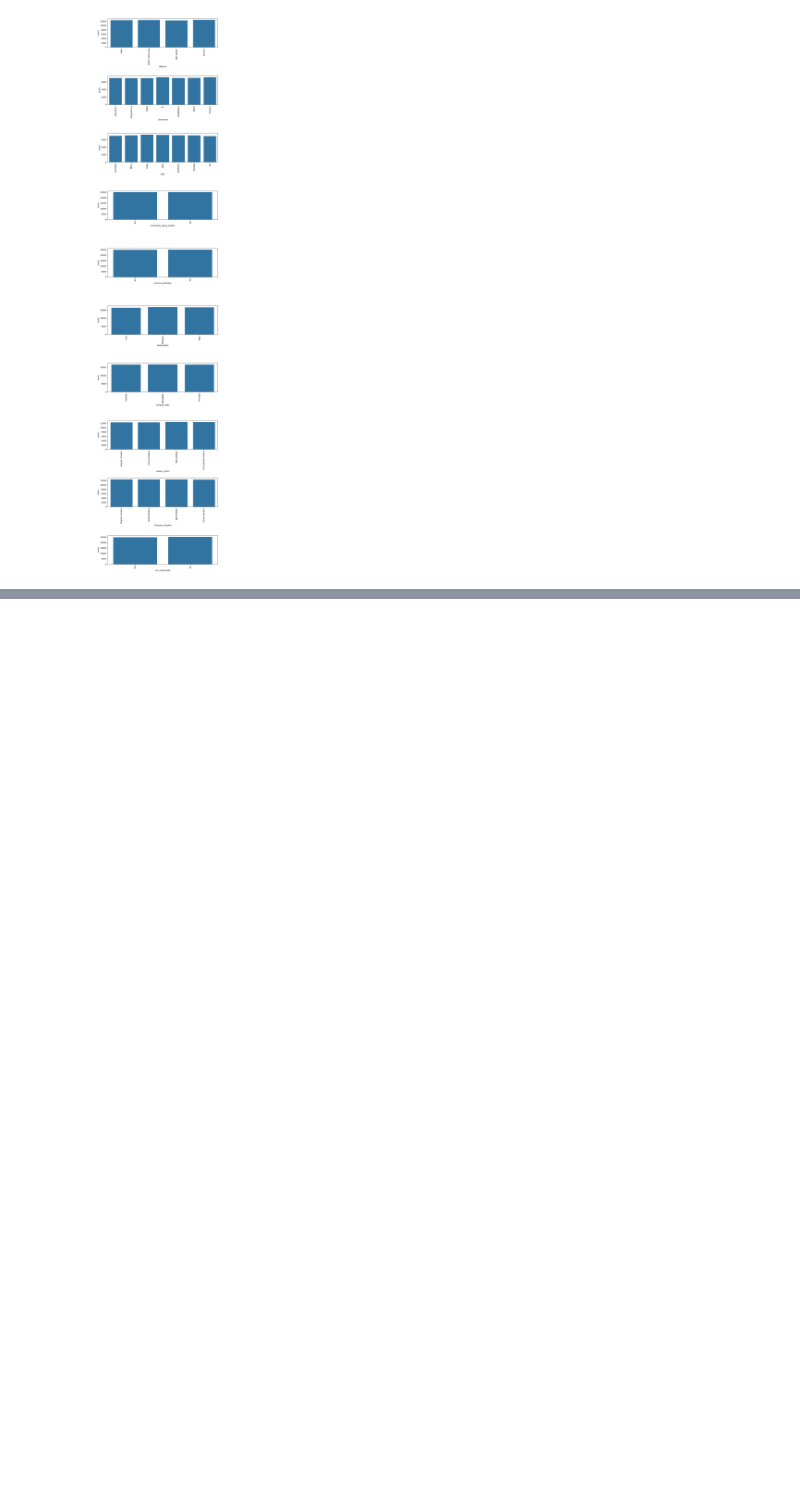
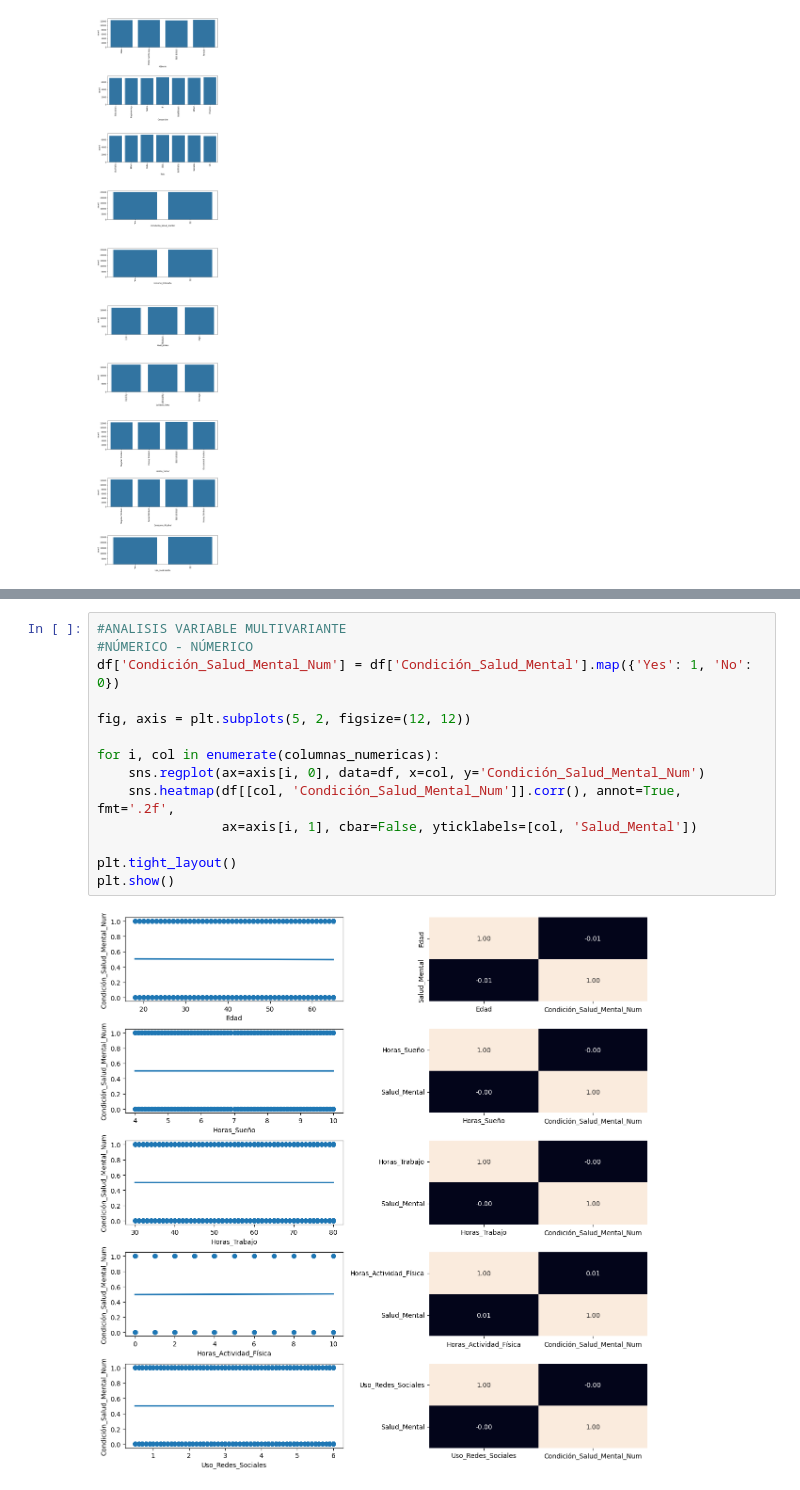
Before and after one commit to Valenfrc/Fases-del-sue-o, a Jupyter notebook: notebooks/análisis_inicial.ipynb, the cells around one changed output, grey strips where cells are left out. Drawn from its saved outputs; the diff is of its cells as text; blank space fills up the shorter version.

```diff
--- a/notebooks/análisis_inicial.ipynb
+++ b/notebooks/análisis_inicial.ipynb
@@ -276,0 +437,16 @@ df.shape
+# %%
+#ANALISIS VARIABLE MULTIVARIANTE
+#NÚMERICO - NÚMERICO
+df['Condición_Salud_Mental_Num'] = df['Condición_Salud_Mental'].map({'Yes': 1, 'No': 0})
+
+fig, axis = plt.subplots(5, 2, figsize=(12, 12))
+
+for i, col in enumerate(columnas_numericas):
+    sns.regplot(ax=axis[i, 0], data=df, x=col, y='Condición_Salud_Mental_Num')
+    sns.heatmap(df[[col, 'Condición_Salud_Mental_Num']].corr(), annot=True, fmt='.2f',
+                ax=axis[i, 1], cbar=False, yticklabels=[col, 'Salud_Mental'])
+
+plt.tight_layout()
+plt.show()
+# %% [output]
+[figure, added]
```
Also changed, not shown: parts of 26 cells of this notebook, 1 other file.
